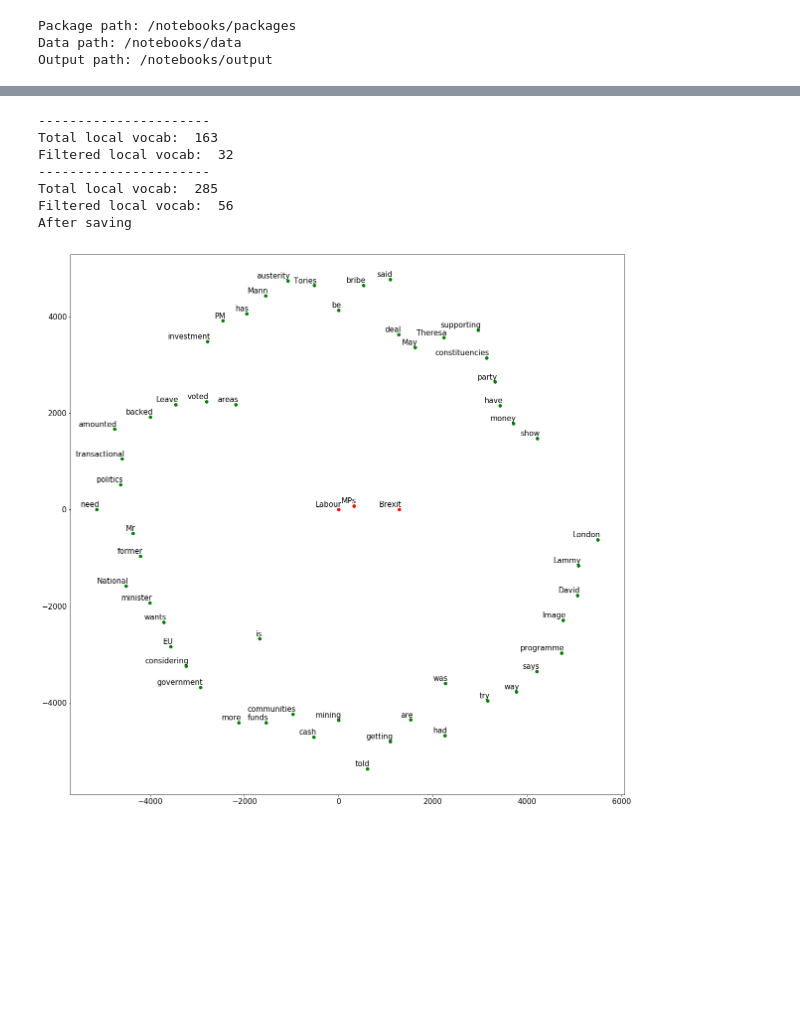
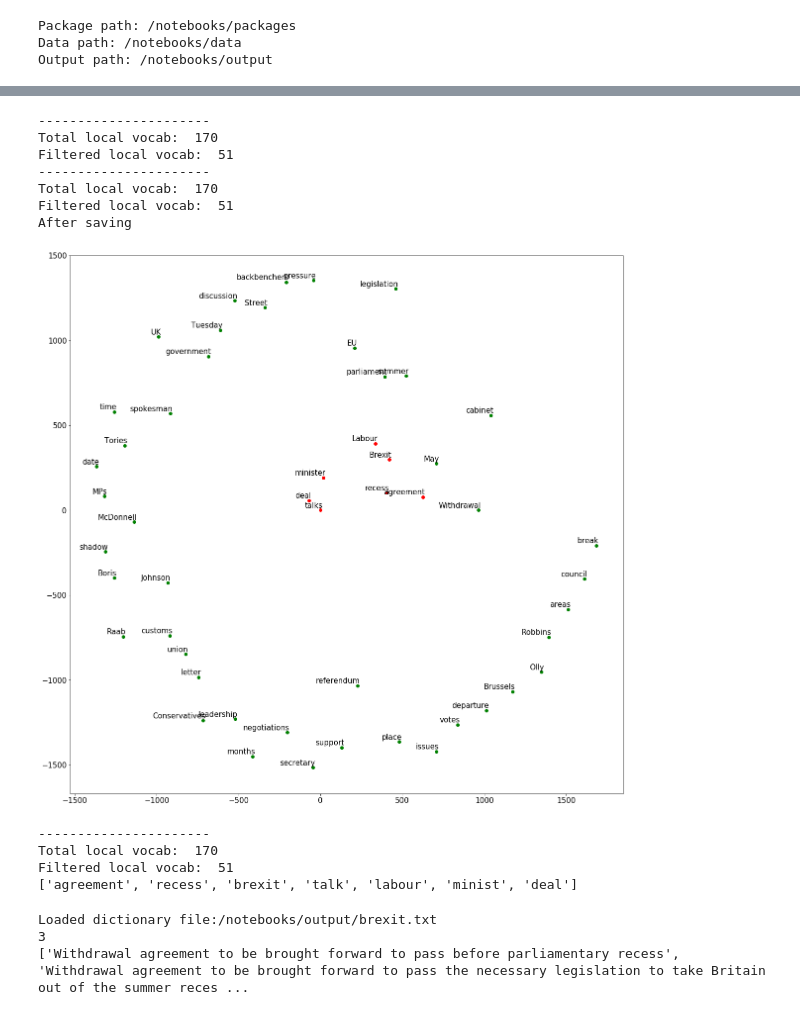
Before and after one commit to ishrat2003/IS-Goldsmiths, a Jupyter notebook: notebooks/papers/paper3/TextGeneration.ipynb, the cells around one changed output, grey strips where cells are left out. Cells and saved outputs as stored; diff of their text form; code cells hidden in the pictures; blank space fills up the shorter version.

Commit message:
@wip Title generation

```diff
--- a/notebooks/papers/paper3/TextGeneration.ipynb
+++ b/notebooks/papers/paper3/TextGeneration.ipynb
@@ -36,7 +36,7 @@ import glob
 
 train = True
 #datasetPath =  os.path.abspath(os.path.join(dataPath, "Data-Obama/*.*"))
-datasetPath =  os.path.abspath(os.path.join(dataPath, "brexit/1_content.txt"))
+datasetPath =  os.path.abspath(os.path.join(dataPath, "Gurdian/1_content.txt"))
 
 print(datasetPath)
 keyLen = 2
@@ -97,25 +97,55 @@ fileContent = ''
 with open(datasetPath, "r", encoding='utf-8') as file:
     fileContent = " ".join(file)
 # %%
-#allowedTypes = ['NN', 'NNP', 'NNS', 'NNPS']
-allowedTypes = ['NN', 'NNP', 'NNS', 'NNPS', 'JJ', 'JJR', 'JJS' 'RB', 'RBR', 'RBS', 'VB', 'VBD', 'VBG', 'VBN', 'VBP', 'VBZ']
+allowedTypes = ['NN', 'NNP', 'NNS', 'NNPS']
+#allowedTypes = ['NN', 'NNP', 'NNS', 'NNPS', 'JJ', 'JJR', 'JJS' 'RB', 'RBR', 'RBS', 'VB', 'VBD', 'VBG', 'VBN', 'VBP', 'VBZ']
+#allAllowedTypes = ["CC","CD","DT","EX","FW","IN","JJ","JJR","JJS","LS","MD","NN","NNS","NNP","NNPS","PDT","POS","PRP","PRP$","RB","RBR","RBS","RP","SYM","TO","UH","VB","VBD","VBG","VBN","VBP","VBZ","WDT","WP","WP$","WRB"]
+#otherTypes = set(allAllowedTypes) - set(allowedTypes)
+#print(otherTypes)
+
 peripheralProcessor = lc.Peripheral(fileContent)
 peripheralProcessor.setAllowedPosTypes(allowedTypes)
 peripheralProcessor.setPositionContributingFactor(1)
 peripheralProcessor.setOccuranceContributingFactor(1)
 peripheralProcessor.setProperNounContributingFactor(1)
 peripheralProcessor.setTopScorePercentage(0.6)
 peripheralProcessor.setFilterWords(0.1)
 peripheralProcessor.loadSentences(fileContent)
 peripheralProcessor.loadFilteredWords()
 peripheralProcessor.train()
+#print(peripheralProcessor.getPoints())
 peripheralProcessor.displayPlot(outputPath + '/brexit-peripheral.png')
+
+filteredWords = peripheralProcessor.loadFilteredWords()
+contributors  = peripheralProcessor.getContrinutors()
+
+print(contributors)
+
+
+#Brexit: Labour MPs in 'show us the money' row.
+#Brexit: UK plans new product safety mark for 'no deal' scenario
 # %% [output]
 ----------------------
-Total local vocab:  163
-Filtered local vocab:  32
+Total local vocab:  170
+Filtered local vocab:  51
 ----------------------
-Total local vocab:  285
-Filtered local vocab:  56
+Total local vocab:  170
+Filtered local vocab:  51
 After saving
-[figure, old version]
+[figure, new version]
+----------------------
+Total local vocab:  170
+Filtered local vocab:  51
+['agreement', 'recess', 'brexit', 'talk', 'labour', 'minist', 'deal']
+# %%
+import text_generator.cwr as cwr
+
+cwrTextProcessor = cwr.CWR(dictFile=dictionaryFilePath, maxWordInSentence= maxWordInSentence)
+cwrTextProcessor.setContributors(contributors)
+titles = cwrTextProcessor.getTitles()
+print(len(titles))
+print(titles)
+# %% [output]
+Loaded dictionary file:/notebooks/output/brexit.txt
+3
+['Withdrawal agreement to be brought forward to pass before parliamentary recess', 'Withdrawal agreement to be brought forward to pass the necessary legislation to take Britain out of the summer reces ...
```
Also changed, not shown: parts of 2 cells of this notebook, 1 other file.
